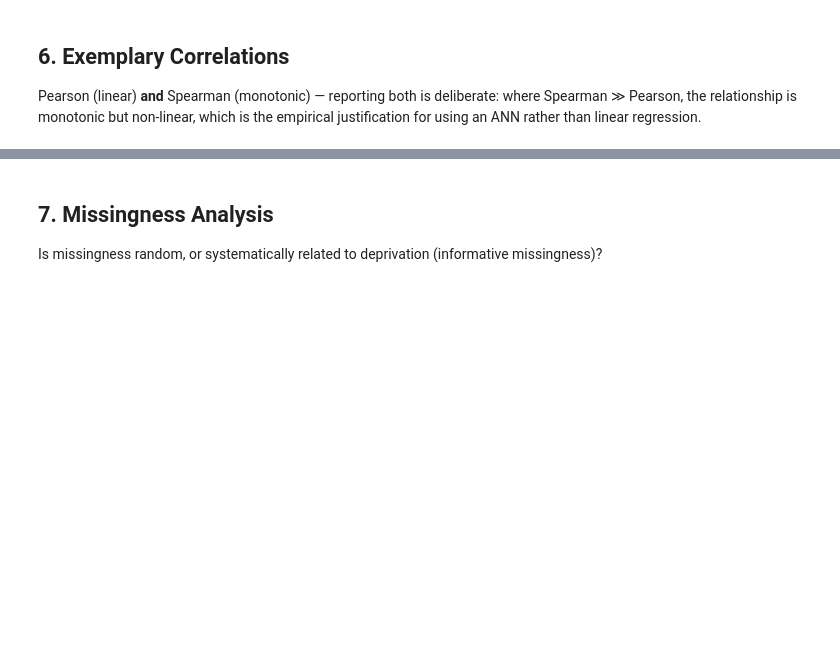
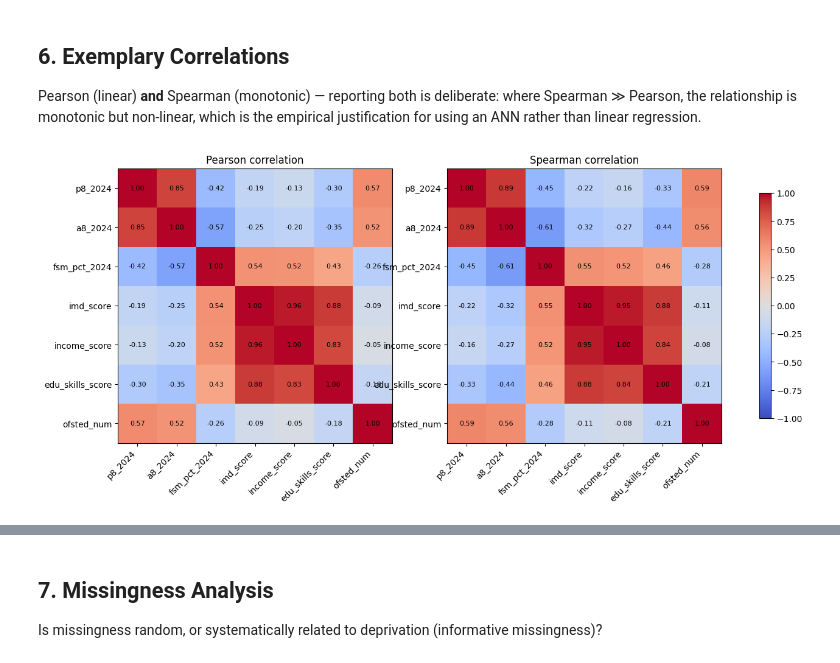
Before and after one commit to HEMALEED/school-performance-prediction-england-ann, a Jupyter notebook: SRC/training/school_per_EDA.ipynb, the cells around one changed output, grey strips where cells are left out. Drawn from its saved outputs; the diff is of its cells as text; code cells hidden in the pictures; blank space fills up the shorter version.

```diff
--- a/SRC/training/school_per_EDA.ipynb
+++ b/SRC/training/school_per_EDA.ipynb
@@ -191,13 +226,18 @@ IMD_SCORE= find_col(imd, contains="index_of_multiple_deprivation_imd_score")
 INC_SCORE= find_col(imd, contains="income_score")
 EDU_SCORE= find_col(imd, contains="education_skills_and_training_score")
 
+
+
 df = spine[["urn", LSOA_GIAS]].rename(columns={LSOA_GIAS: "lsoa"})
 
-for yr, ks4 in [("2023", ks4_23), ("2024", ks4_24)]:
-    tmp = ks4.rename(columns={P8_COL: f"p8_{yr}", A8_COL: f"a8_{yr}",
-                              FSM_COL: f"fsm_pct_{yr}"})
+for yr, ks4 in [("2023", ks4_23), ("2024", ks4_24), ("2025", ks4_25)]:
+    p8  = find_col(ks4, "p8mea")
+    a8  = find_col(ks4, "att8scr")
+    fsm = find_col(ks4, "ptfsm6cla1a")
+    tmp = ks4.rename(columns={p8: f"p8_{yr}", a8: f"a8_{yr}",
+                              fsm: f"fsm_pct_{yr}"})
     df = left_join_audit(df, tmp, "urn", URN_KS4, f"ks4_{yr}",
-                         cols=[f"p8_{yr}", f"a8_{yr}", f"fsm_pct_{yr}"])
+                         cols=[f"fsm_pct_{yr}", f"a8_{yr}", f"p8_{yr}"])  # FSM first = audit probe
 
 df = left_join_audit(df, ofsted.rename(columns={OE_COL: "ofsted_grade"}),
                      "urn", URN_OFSTED, "ofsted", cols=["ofsted_grade"])
@@ -211,3 +251,15 @@ df = left_join_audit(df, imd.rename(columns={IMD_DEC: "imd_decile",
                            "income_score", "edu_skills_score"])
 
 pd.DataFrame(audit)
+
+# --- Ofsted merge ---
+OE_COL = find_col(ofsted, "latest_oeif_overall_effectiveness", contains="oeif")
+df = left_join_audit(df, ofsted.rename(columns={OE_COL: "ofsted_grade"}),
+                     "urn", URN_OFSTED, "ofsted", cols=["ofsted_grade"])
+
+# --- split the Ofsted audit: join success vs grade availability ---
+urn_matched = df["urn"].isin(ofsted[URN_OFSTED].astype(str).str.strip())
+print(f"Ofsted URN matched:        {urn_matched.mean():.1%}")
+print(f"Grade available (overall): {df['ofsted_grade'].notna().mean():.1%}")
+print(f"Grade available among matched: "
+      f"{df.loc[urn_matched, 'ofsted_grade'].notna().mean():.1%}")
@@ -276,23 +381,26 @@ plt.tight_layout(); plt.show()
 
 Pearson (linear) **and** Spearman (monotonic) — reporting both is deliberate: where Spearman ≫ Pearson, the relationship is monotonic but non-linear, which is the empirical justification for using an ANN rather than linear regression.
 # %%
+df["ofsted_num"] = df["ofsted_num"].astype(float)
 corr_cols = [c for c in ["p8_2024", "a8_2024", "fsm_pct_2024",
                          "imd_score", "income_score",
                          "edu_skills_score", "ofsted_num"] if c in df.columns]
 
 pearson  = df[corr_cols].corr(method="pearson")
 spearman = df[corr_cols].corr(method="spearman")
 
 fig, axes = plt.subplots(1, 2, figsize=(16, 6))
 for ax, (m, title) in zip(axes, [(pearson, "Pearson"), (spearman, "Spearman")]):
     im = ax.imshow(m, vmin=-1, vmax=1, cmap="coolwarm")
     ax.set_xticks(range(len(corr_cols))); ax.set_xticklabels(corr_cols, rotation=45, ha="right")
     ax.set_yticks(range(len(corr_cols))); ax.set_yticklabels(corr_cols)
     for i in range(len(corr_cols)):
         for j in range(len(corr_cols)):
             ax.text(j, i, f"{m.iloc[i, j]:.2f}", ha="center", va="center", fontsize=8)
     ax.set_title(f"{title} correlation")
 fig.colorbar(im, ax=axes, shrink=0.8)
 plt.show()
+# %% [output]
+[figure, added]
 # %%
 # Exemplary bivariate relationships for the report
```
Also changed, not shown: parts of 15 cells of this notebook, 1 other file.
